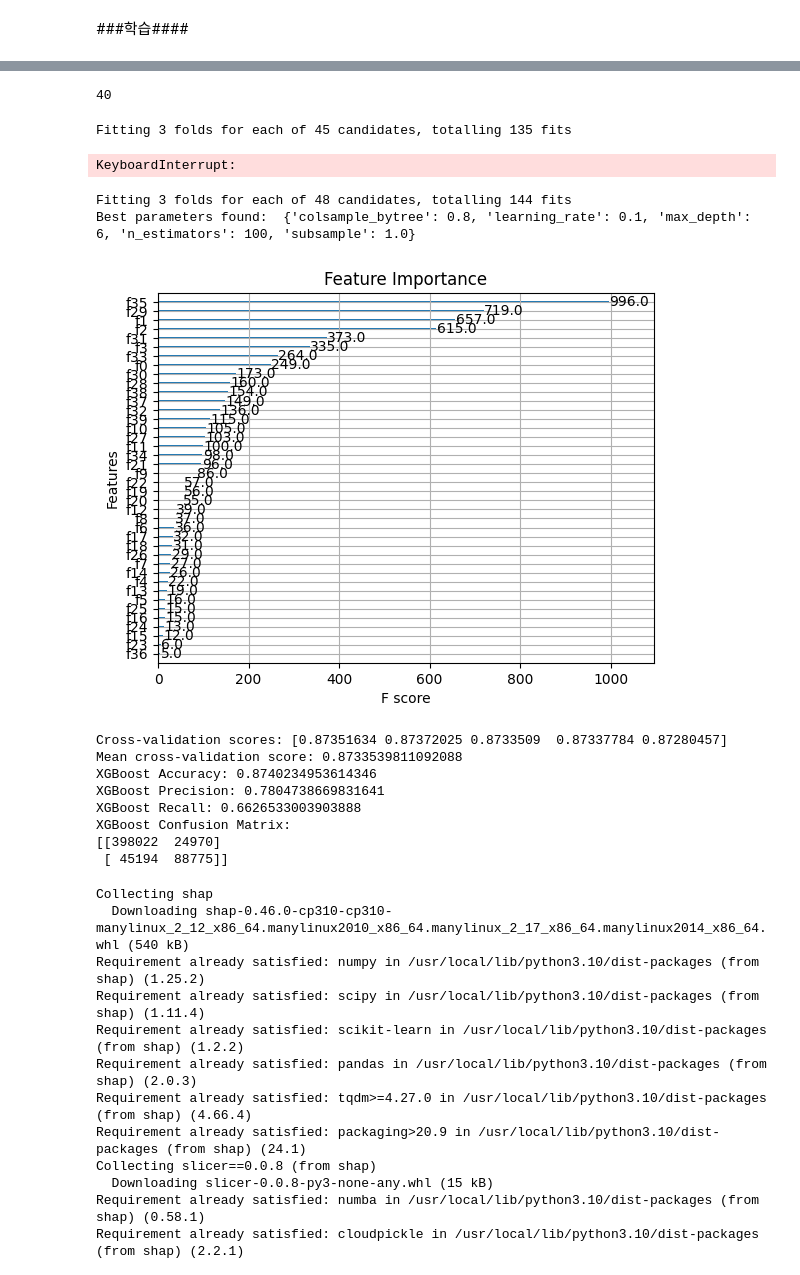
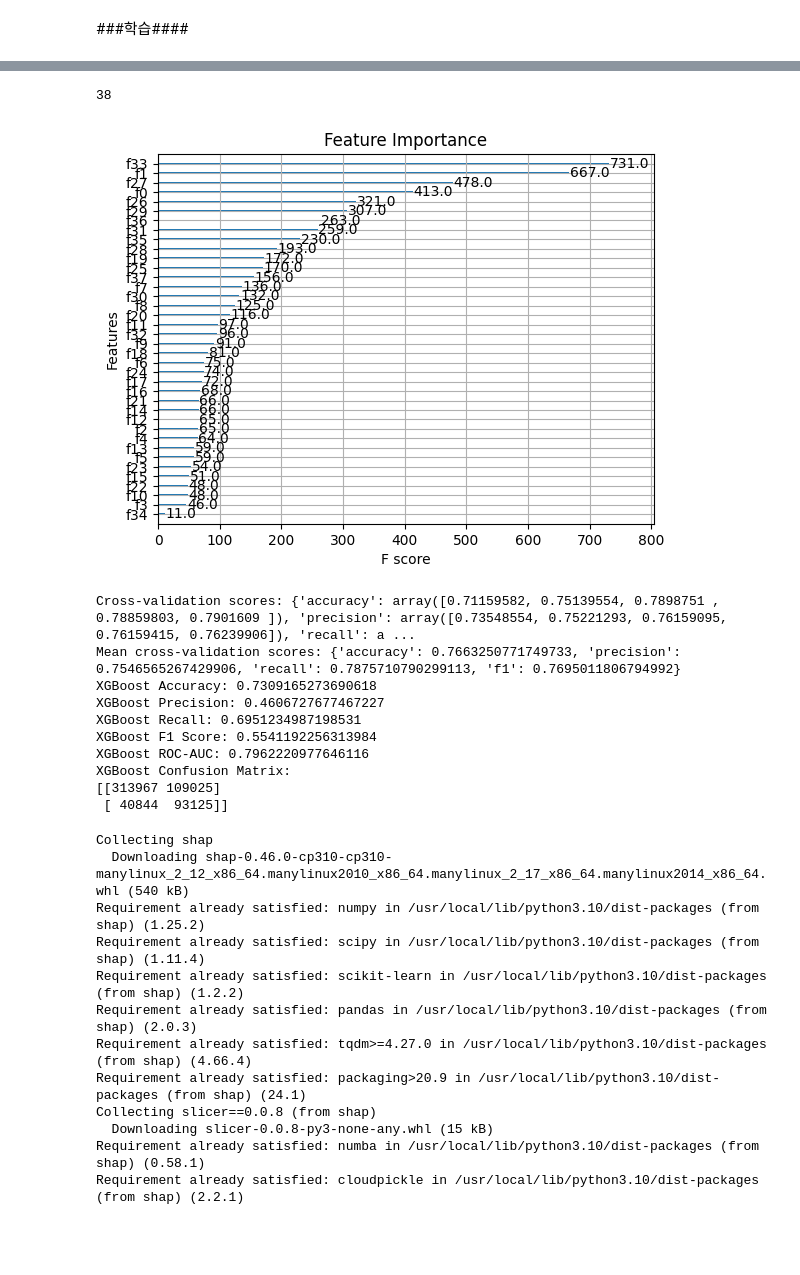
Before and after one commit to krkr5628/Crypto_Analysis_Colab, a Jupyter notebook: Best_Part.ipynb, the cells around one changed output, grey strips where cells are left out. Drawn from its saved outputs; the diff is of its cells as text; code cells hidden in the pictures; blank space fills up the shorter version.

```diff
--- a/Best_Part.ipynb
+++ b/Best_Part.ipynb
@@ -694,7 +796,10 @@ data3 = pd.read_csv(file_path3, dtype=columns_dtypes, parse_dates=['start_time',
 # %%
 # 피처와 타겟 분리
 #features = data3.drop(columns=['start_time', 'end_time', 'highest_change', 'highest_time', 'lowest_time', 'time', 'target'])
-features = data3.drop(columns=['start_time', 'end_time', 'highest_change', 'highest_time', 'lowest_time', 'time', 'target', 'highest_indicator_RSI_10',
+features = data3.drop(columns=['start_time', 'end_time',
+                               'highest_change', 'highest_time',
+                               'lowest_time', 'time', 'target', 'highest_indicator_RSI_10',
+                               'highest_volume', 'lowest_change',
  'highest_indicator_RSI_20',
  'highest_indicator_RSI_30',
  'highest_indicator_RSI_40',
@@ -795,7 +900,7 @@ columns_list4
 # %%
 len(columns_list4)
 # %% [output]
-40
+38
 # %%
 from sklearn.model_selection import train_test_split
 from sklearn.linear_model import LogisticRegression
@@ -856,9 +963,6 @@ results = {
     "Recall": recall,
     "Confusion Matrix": cm
 }
-# %% [output]
-Fitting 3 folds for each of 45 candidates, totalling 135 fits
-KeyboardInterrupt:
 # %%
 # PCA 변환
 pca = PCA(n_components=2)
@@ -923,6 +1027,8 @@ print(f"PCA Recall: {recall_pca}")
 print("PCA Confusion Matrix:")
 print(cm_pca)
 # %%
+#XGB BEST FIND
+
 # 데이터 분할 (샘플링)
 X_train, X_test, y_train, y_test = train_test_split(features_scaled, target, test_size=0.3, random_state=42)
 X_train_sample, _, y_train_sample, _ = train_test_split(X_train, y_train, train_size=0.1, random_state=42)
@@ -946,21 +1052,13 @@ grid_search.fit(X_train_sample, y_train_sample)
 # 최적의 하이퍼파라미터 출력
 best_params = grid_search.best_params_
 print("Best parameters found: ", best_params)
-# %% [output]
-Fitting 3 folds for each of 48 candidates, totalling 144 fits
-Best parameters found:  {'colsample_bytree': 0.8, 'learning_rate': 0.1, 'max_depth': 6, 'n_estimators': 100, 'subsample': 1.0}
-[figure, removed]
-Cross-validation scores: [0.87351634 0.87372025 0.8733509  0.87337784 0.87280457]
-Mean cross-validation score: 0.8733539811092088
-XGBoost Accuracy: 0.8740234953614346
-XGBoost Precision: 0.7804738669831641
-XGBoost Recall: 0.6626533003903888
-XGBoost Confusion Matrix:
-[[398022  24970]
- [ 45194  88775]]
 # %%
 # 데이터 분할 (샘플링)
 X_train, X_test, y_train, y_test = train_test_split(features_scaled, target, test_size=0.3, random_state=42)
+
+# SMOTE 적용
+smote = SMOTE(random_state=42)
+X_train_smote, y_train_smote = smote.fit_resample(X_train, y_train)
 
 # 최적의 하이퍼파라미터 설정
 best_params = {
@@ -969,40 +1067,62 @@ best_params = {
     'max_depth': 6,
     'n_estimators': 100,
     'subsample': 1.0,
     'use_label_encoder': False,
     'eval_metric': 'logloss'
 }
 
-#최적의 하이퍼파라미터로 모델 재훈련
-#best_model_xgb = grid_search.best_estimator_
-best_model_xgb = xgb.XGBClassifier(**best_params)
-best_model_xgb.fit(X_train, y_train)
+# class_weight 계산
+class_weights = compute_class_weight('balanced', classes=np.unique(y_train_smote), y=y_train_smote)
+class_weights_dict = {i: class_weights[i] for i in range(len(class_weights))}
+
+# 최적의 하이퍼파라미터로 모델 재훈련
+best_model_xgb = xgb.XGBClassifier(**best_params, scale_pos_weight=class_weights_dict[1])
+best_model_xgb.fit(X_train_smote, y_train_smote)
 
 # 예측
 y_pred_xgb = best_model_xgb.predict(X_test)
+y_pred_proba_xgb = best_model_xgb.predict_proba(X_test)[:, 1]
 
 # 평가
 accuracy_xgb = accuracy_score(y_test, y_pred_xgb)
 precision_xgb = precision_score(y_test, y_pred_xgb)
 recall_xgb = recall_score(y_test, y_pred_xgb)
+f1_xgb = f1_score(y_test, y_pred_xgb)
+roc_auc_xgb = roc_auc_score(y_test, y_pred_proba_xgb)
 cm_xgb = confusion_matrix(y_test, y_pred_xgb)
 
 # 특징 중요도 시각화
 xgb.plot_importance(best_model_xgb)
 plt.title("Feature Importance")
 plt.show()
 
 # 교차 검증을 통한 모델 평가
-cv_scores = cross_val_score(best_model_xgb, X_train, y_train, cv=5, scoring='accuracy')
-print(f"Cross-validation scores: {cv_scores}")
-print(f"Mean cross-validation score: {cv_scores.mean()}")
+scoring = ['accuracy', 'precision', 'recall', 'f1']
+cv_results = {score: cross_val_score(best_model_xgb, X_train_smote, y_train_smote, cv=StratifiedKFold(5), scoring=score) for score in scoring}
 
 # 결과 출력
+print(f"Cross-validation scores: {cv_results}")
+print(f"Mean cross-validation scores: { {score: cv_results[score].mean() for score in scoring} }")
+
 print(f"XGBoost Accuracy: {accuracy_xgb}")
 print(f"XGBoost Precision: {precision_xgb}")
 print(f"XGBoost Recall: {recall_xgb}")
+print(f"XGBoost F1 Score: {f1_xgb}")
+print(f"XGBoost ROC-AUC: {roc_auc_xgb}")
 print("XGBoost Confusion Matrix:")
 print(cm_xgb)
+# %% [output]
+[figure, added]
+Cross-validation scores: {'accuracy': array([0.71159582, 0.75139554, 0.7898751 , 0.78859803, 0.7901609 ]), 'precision': array([0.73548554, 0.75221293, 0.76159095, 0.76159415, 0.76239906]), 'recall': a ...
+Mean cross-validation scores: {'accuracy': 0.7663250771749733, 'precision': 0.7546565267429906, 'recall': 0.7875710790299113, 'f1': 0.7695011806794992}
+XGBoost Accuracy: 0.7309165273690618
+XGBoost Precision: 0.4606727677467227
+XGBoost Recall: 0.6951234987198531
+XGBoost F1 Score: 0.5541192256313984
+XGBoost ROC-AUC: 0.7962220977646116
+XGBoost Confusion Matrix:
+[[313967 109025]
+ [ 40844  93125]]
 # %%
 !pip install shap
 # %% [output]
```
Also changed, not shown: parts of 13 cells of this notebook.
